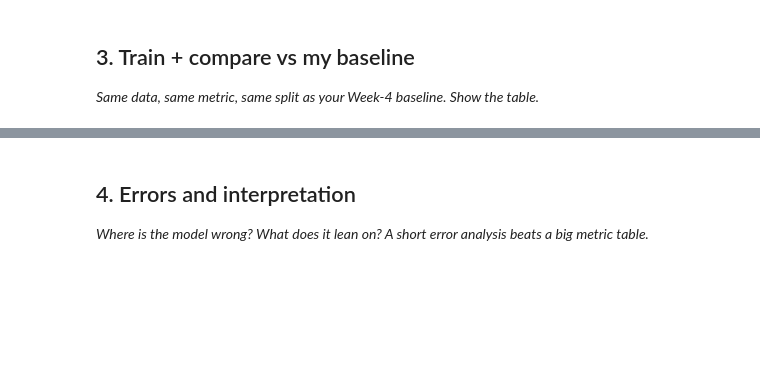
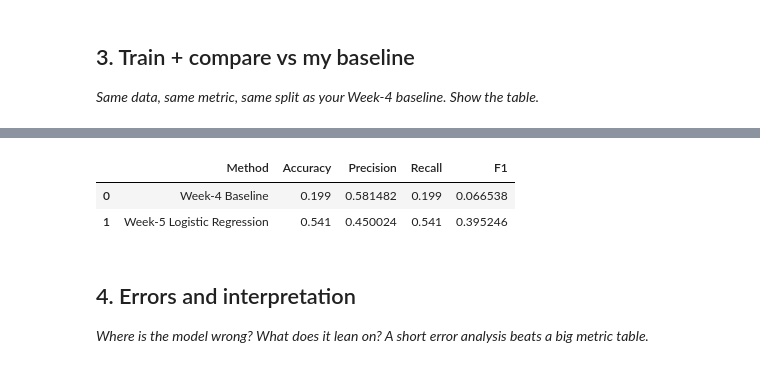
Before and after one commit to AqsaBatool256/flyrank-ml-internship-Aqsa-Batool-Saqib, a Jupyter notebook: work/notebooks/w05_model.ipynb, the cells around one changed output, grey strips where cells are left out. Cells and saved outputs as stored; diff of their text form; code cells hidden in the pictures; blank space fills up the shorter version.

Commit message:
Completed week 5

```diff
--- a/work/notebooks/w05_model.ipynb
+++ b/work/notebooks/w05_model.ipynb
@@ -29,0 +268,85 @@ This skeleton is yours to fill. Work the sections **in order** — each one has
+# %%
+# ---------------------------------------------------------
+# WEEK-4 BASELINE ON THE SAME TEST SET
+# ---------------------------------------------------------
+
+# Recreate the Week-4 rule using only the test rows.
+baseline_test = X_test.copy()
+
+# Week-4 rule:
+# stale = at least 180 days since update
+# visible = at least 500 impressions
+baseline_pred = np.where(
+    (baseline_test["days_since_last_update"] >= 180) &
+    (baseline_test["impressions_90d"] >= 500),
+    "down",
+    "stable"
+)
+
+# ---------------------------------------------------------
+# BASELINE METRICS
+# ---------------------------------------------------------
+
+baseline_accuracy = accuracy_score(
+    y_test,
+    baseline_pred
+)
+
+baseline_precision = precision_score(
+    y_test,
+    baseline_pred,
+    average="weighted",
+    zero_division=0
+)
+
+baseline_recall = recall_score(
+    y_test,
+    baseline_pred,
+    average="weighted",
+    zero_division=0
+)
+
+baseline_f1 = f1_score(
+    y_test,
+    baseline_pred,
+    average="weighted",
+    zero_division=0
+)
+
+print("WEEK-4 BASELINE")
+print("----------------")
+print("Accuracy :", round(baseline_accuracy, 4))
+print("Precision:", round(baseline_precision, 4))
+print("Recall   :", round(baseline_recall, 4))
+print("F1       :", round(baseline_f1, 4))
+
+
+# ---------------------------------------------------------
+# MODEL VS BASELINE TABLE
+# ---------------------------------------------------------
+
+comparison = pd.DataFrame({
+    "Method": [
+        "Week-4 Baseline",
+        "Week-5 Logistic Regression"
+    ],
+    "Accuracy": [
+        baseline_accuracy,
+        model_accuracy
+    ],
+    "Precision": [
+        baseline_precision,
+        model_precision
+    ],
+    "Recall": [
+        baseline_recall,
+        model_recall
+    ],
+    "F1": [
+        baseline_f1,
+        model_f1
+    ]
+})
+
+comparison
+# %% [output]
@@ -30,3 +359,6 @@ This skeleton is yours to fill. Work the sections **in order** — each one has
+|  | Method | Accuracy | Precision | Recall | F1 |
+| 0 | Week-4 Baseline | 0.199 | 0.581482 | 0.199 | 0.066538 |
+| 1 | Week-5 Logistic Regression | 0.541 | 0.450024 | 0.541 | 0.395246 |
 # %% [markdown]
 ## 4. Errors and interpretation
 
```
Also changed, not shown: parts of 16 cells of this notebook.
